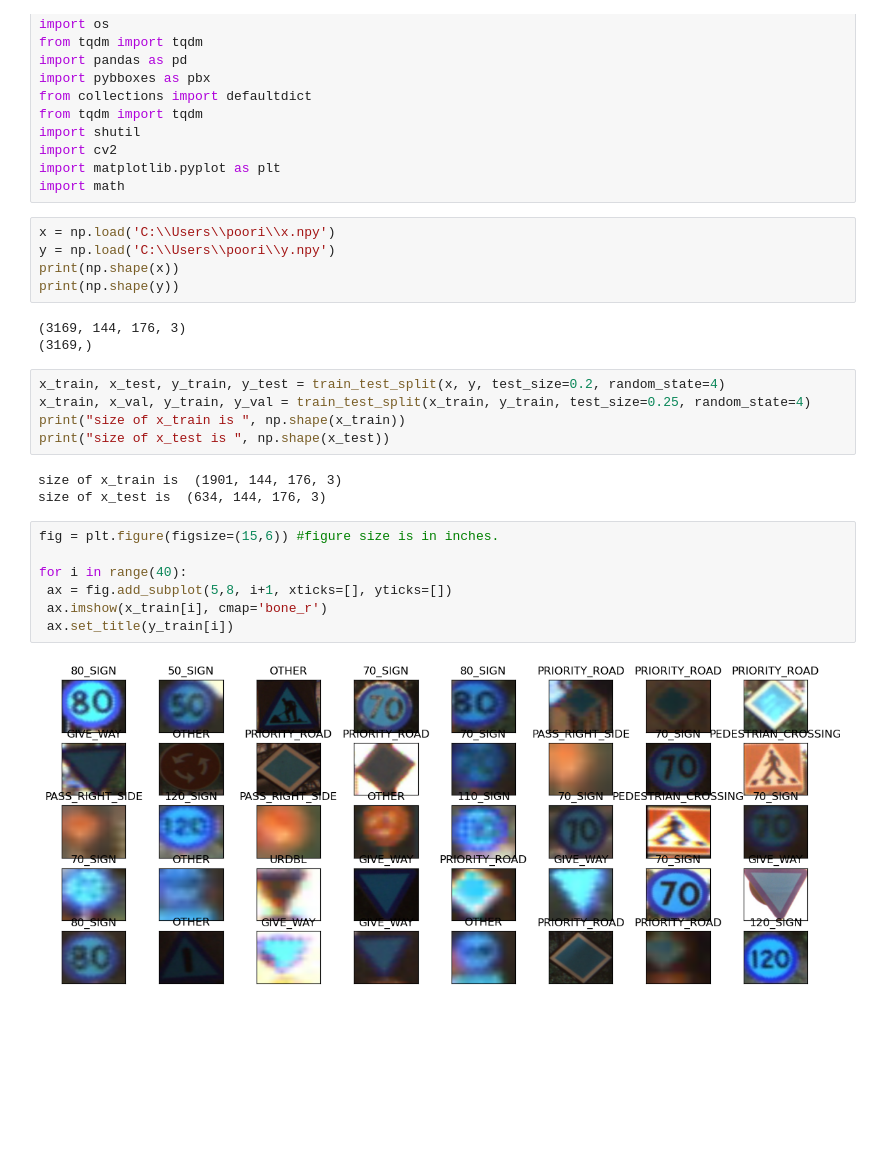
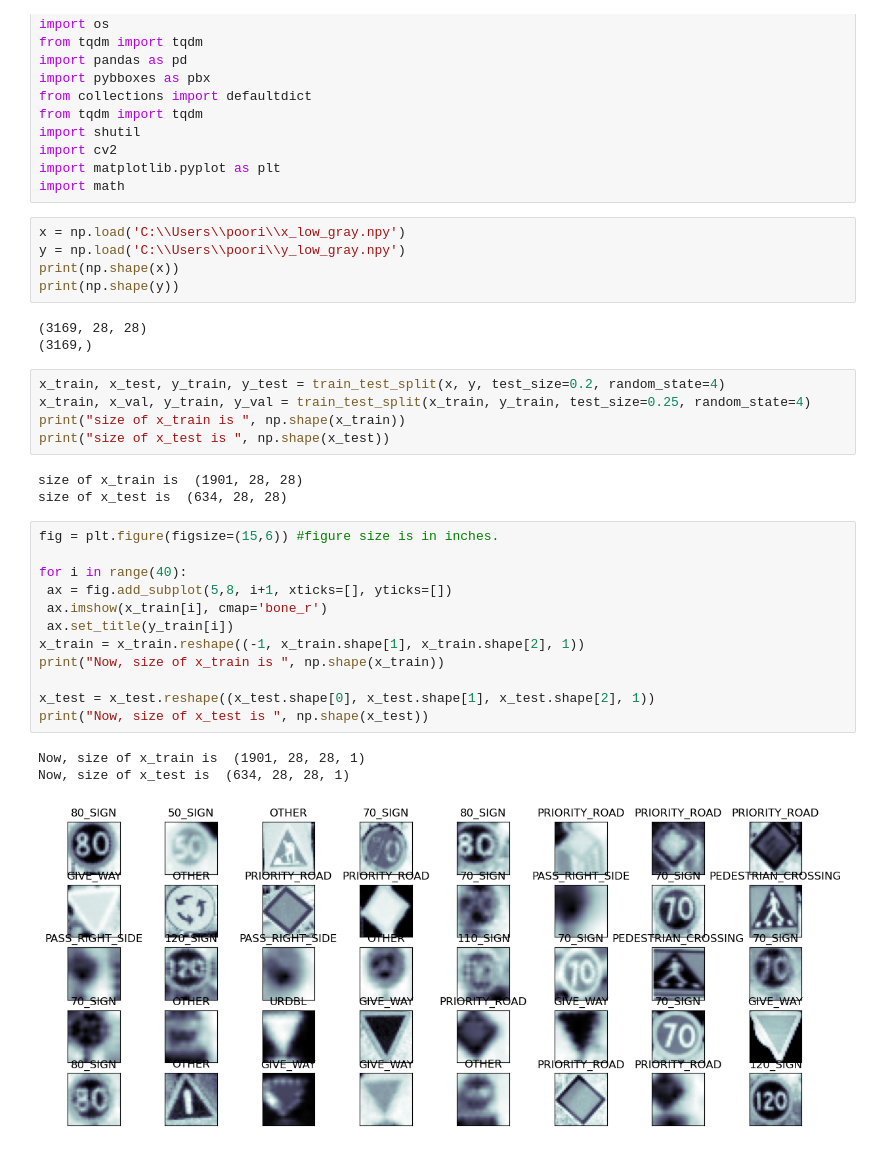
Before and after one commit to Pooriyasmd/IoT-final-project, a Jupyter notebook: Final_project_ver1.3.ipynb, the cells around one changed output. Saved outputs shown, nothing was run; the diff lists cells and outputs as text; blank space fills up the shorter version.

```diff
--- a/Final_project_ver1.3.ipynb
+++ b/Final_project_ver1.3.ipynb
@@ -21,12 +21,12 @@ import cv2
 import matplotlib.pyplot as plt
 import math
 # %%
-x = np.load('C:\\Users\\poori\\x.npy')
-y = np.load('C:\\Users\\poori\\y.npy')
+x = np.load('C:\\Users\\poori\\x_low_gray.npy')
+y = np.load('C:\\Users\\poori\\y_low_gray.npy')
 print(np.shape(x))
 print(np.shape(y))
 # %% [output]
-(3169, 144, 176, 3)
+(3169, 28, 28)
 (3169,)
 # %%
 x_train, x_test, y_train, y_test = train_test_split(x, y, test_size=0.2, random_state=4)
@@ -34,15 +34,22 @@ x_train, x_val, y_train, y_val = train_test_split(x_train, y_train, test_size=0.
 print("size of x_train is ", np.shape(x_train))
 print("size of x_test is ", np.shape(x_test))
 # %% [output]
-size of x_train is  (1901, 144, 176, 3)
-size of x_test is  (634, 144, 176, 3)
+size of x_train is  (1901, 28, 28)
+size of x_test is  (634, 28, 28)
 # %%
 fig = plt.figure(figsize=(15,6)) #figure size is in inches.
 
 for i in range(40):
  ax = fig.add_subplot(5,8, i+1, xticks=[], yticks=[])
  ax.imshow(x_train[i], cmap='bone_r')
  ax.set_title(y_train[i])
+x_train = x_train.reshape((-1, x_train.shape[1], x_train.shape[2], 1))
+print("Now, size of x_train is ", np.shape(x_train))
+
+x_test = x_test.reshape((x_test.shape[0], x_test.shape[1], x_test.shape[2], 1))
+print("Now, size of x_test is ", np.shape(x_test))
 # %% [output]
+Now, size of x_train is  (1901, 28, 28, 1)
+Now, size of x_test is  (634, 28, 28, 1)
-[figure, old version]
+[figure, new version]
 # %%
```
Also changed, not shown: parts of 3 cells of this notebook.
